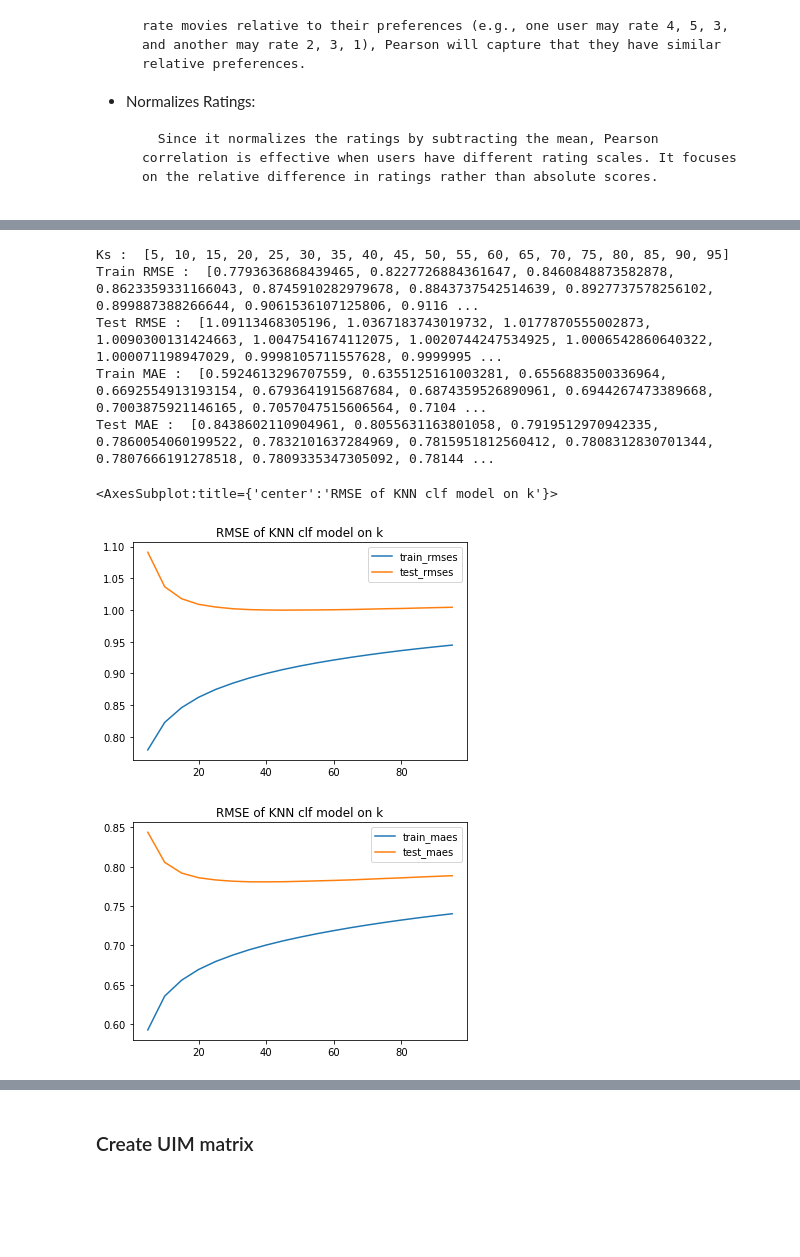
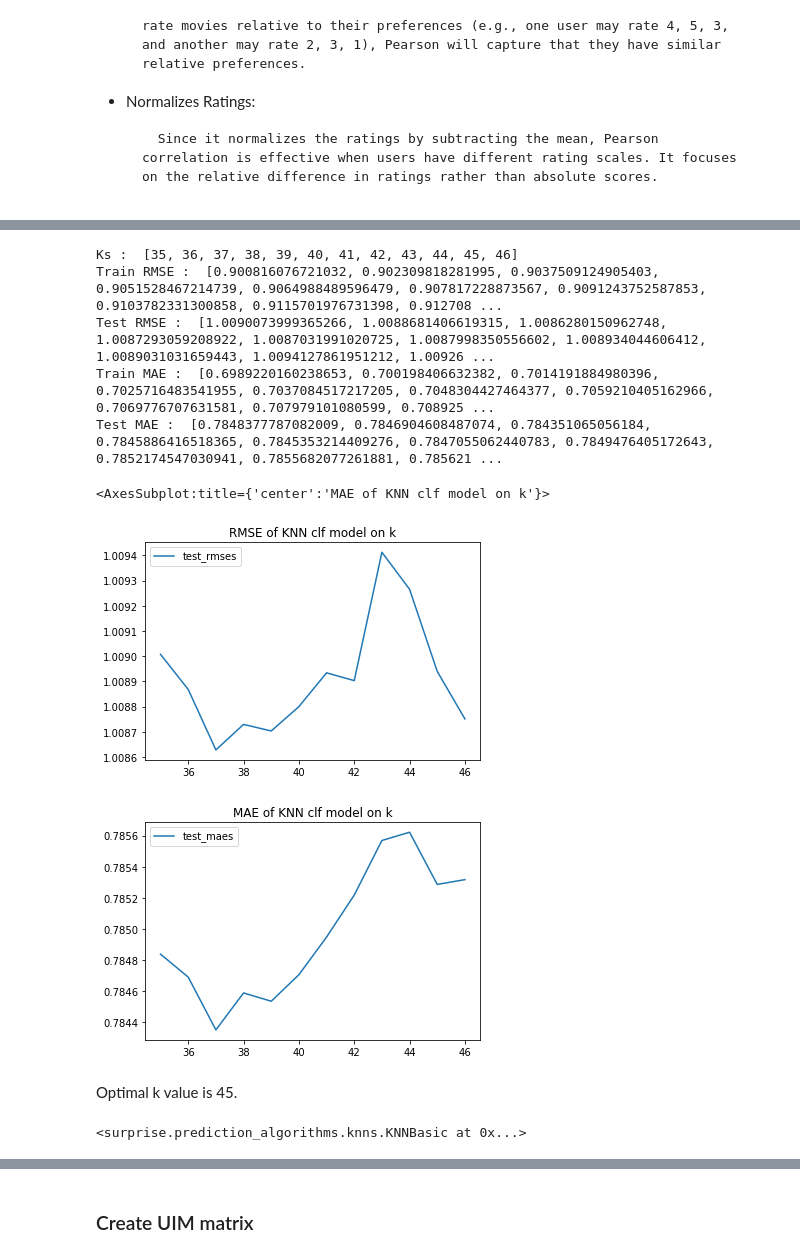
Before and after one commit to LazySiru/movieRecommendation, a Jupyter notebook: recommendationSystem/KNN.ipynb, the cells around one changed output, grey strips where cells are left out. Saved outputs shown, nothing was run; the diff lists cells and outputs as text; code cells hidden in the pictures; blank space fills up the shorter version.

```diff
--- a/recommendationSystem/KNN.ipynb
+++ b/recommendationSystem/KNN.ipynb
@@ -205,7 +205,7 @@ reader = Reader(rating_scale=(1, 5))
 data = Dataset.load_from_df(df, reader)
 
 # Split the dataset into training and test sets
-trainset, testset = train_test_split(data, test_size=0.2)
+trainset, testset = train_test_split(data, test_size=0.01)
 # %% [markdown]
 > Error metrics
 - MSE evaluates how closely the predicted ratings match the true ratings
@@ -246,6 +248,6 @@ Pearson correlation measures the linear correlation between two variables. It ev
 # %%
 train_rmses, train_maes, test_rmses, test_maes = [], [], [], []
-ks = list(range(40, 51, 1))
+ks = list(range(35, 47, 1))
 
 for k in ks:
 
@@ -285,6 +303,15 @@ Train RMSE :  [0.7793636868439465, 0.8227726884361647, 0.8460848873582878, 0.862
 Train MAE :  [0.5924613296707559, 0.6355125161003281, 0.6556883500336964, 0.6692554913193154, 0.6793641915687684, 0.6874359526890961, 0.6944267473389668, 0.7003875921146165, 0.7057047515606564, 0.7104279002187686, 0.7148025717397848, 0.7187393011897457, 0.7224877888803295, 0.7259258406479884, 0.7291500970635431, 0.7321855318284509, 0.7350213700772928, 0.7376852465079435, 0.7402055133519454]
 Test RMSE :  [1.09113468305196, 1.0367183743019732, 1.0177870555002873, 1.0090300131424663, 1.0047541674112075, 1.0020744247534925, 1.0006542860640322, 1.000071198947029, 0.9998105711557628, 0.9999995060457173, 1.000169318002006, 1.0004425712084575, 1.0008029875716187, 1.001388483876409, 1.0019836440310423, 1.0024414261504313, 1.0031280507987097, 1.003770584224303, 1.0043444603775868]
 Test MAE :  [0.8438602110904961, 0.8055631163801058, 0.7919512970942335, 0.7860054060199522, 0.7832101637284969, 0.7815951812560412, 0.7808312830701344, 0.7807666191278518, 0.7809335347305092, 0.7814481397265474, 0.7819929537691004, 0.7825829464338115, 0.783273563599371, 0.7841266071262301, 0.7850367587194621, 0.7858645706406273, 0.7868422125379873, 0.7877082593358835, 0.7885813017249352]
+
+Ks :  [40, 41, 42, 43, 44, 45, 46, 47, 48, 49, 50]
+Train RMSE :  [0.899887388266644, 0.9012299091802305, 0.9025175146292307, 0.9037707314426078, 0.9049871407590719, 0.9061536107125806, 0.9073037846390348, 0.9084673843570331, 0.9095453413592125, 0.9106136789224871, 0.9116928308439499]
+Test RMSE :  [1.000071198947029, 1.0000294269982832, 0.9999851293503367, 0.9998931428318999, 0.9998134504273414, 0.9998105711557628, 0.9998184303713664, 0.9998957603509276, 0.9999306274399361, 0.9999786358806374, 0.9999995060457173]
+Train MAE :  [0.7003875921146165, 0.7015355806266379, 0.702615748837752, 0.7036876872756077, 0.7047185665465391, 0.7057047515606564, 0.706689640317092, 0.707660873108066, 0.7085736405248557, 0.7095051024748853, 0.7104279002187686]
+Test MAE :  [0.7807666191278518, 0.7808375812588236, 0.7808904633155902, 0.7809065644817833, 0.7808865233889343, 0.7809335347305092, 0.7810128168648952, 0.7811842578271277, 0.7812429541984895, 0.7813235744465197, 0.7814481397265474]
+
+on 99% train data and 1% test data
+
 """
 
 # Print RMSE and MAE scores of train and test set
@@ -294,30 +321,58 @@ print("Test RMSE : ", test_rmses)
 print("Train MAE : ", train_maes)
 print("Test MAE : ", test_maes)
 # %% [output]
-Ks :  [5, 10, 15, 20, 25, 30, 35, 40, 45, 50, 55, 60, 65, 70, 75, 80, 85, 90, 95]
-Train RMSE :  [0.7793636868439465, 0.8227726884361647, 0.8460848873582878, 0.8623359331166043, 0.8745910282979678, 0.8843737542514639, 0.8927737578256102, 0.899887388266644, 0.9061536107125806, 0.9116 ...
-Test RMSE :  [1.09113468305196, 1.0367183743019732, 1.0177870555002873, 1.0090300131424663, 1.0047541674112075, 1.0020744247534925, 1.0006542860640322, 1.000071198947029, 0.9998105711557628, 0.9999995 ...
-Train MAE :  [0.5924613296707559, 0.6355125161003281, 0.6556883500336964, 0.6692554913193154, 0.6793641915687684, 0.6874359526890961, 0.6944267473389668, 0.7003875921146165, 0.7057047515606564, 0.7104 ...
-Test MAE :  [0.8438602110904961, 0.8055631163801058, 0.7919512970942335, 0.7860054060199522, 0.7832101637284969, 0.7815951812560412, 0.7808312830701344, 0.7807666191278518, 0.7809335347305092, 0.78144 ...
+Ks :  [35, 36, 37, 38, 39, 40, 41, 42, 43, 44, 45, 46]
+Train RMSE :  [0.900816076721032, 0.902309818281995, 0.9037509124905403, 0.9051528467214739, 0.9064988489596479, 0.907817228873567, 0.9091243752587853, 0.9103782331300858, 0.9115701976731398, 0.912708 ...
+Test RMSE :  [1.0090073999365266, 1.0088681406619315, 1.0086280150962748, 1.0087293059208922, 1.0087031991020725, 1.0087998350556602, 1.008934044606412, 1.0089031031659443, 1.0094127861951212, 1.00926 ...
+Train MAE :  [0.6989220160238653, 0.700198406632382, 0.7014191884980396, 0.7025716483541955, 0.7037084517217205, 0.7048304427464377, 0.7059210405162966, 0.7069776707631581, 0.707979101080599, 0.708925 ...
+Test MAE :  [0.7848377787082009, 0.7846904608487074, 0.784351065056184, 0.7845886416518365, 0.7845353214409276, 0.7847055062440783, 0.7849476405172643, 0.7852174547030941, 0.7855682077261881, 0.785621 ...
 # %%
 rmses = pd.DataFrame({
-    "train_rmses": train_rmses,
+    #"train_rmses": train_rmses,
     "test_rmses": test_rmses,
 }, index = ks
 )
 
 maes = pd.DataFrame({
-    "train_maes": train_maes,
+    #"train_maes": train_maes,
     "test_maes": test_maes,
 }, index = ks
 )
 
 rmses.plot(title= "RMSE of KNN clf model on k")
 maes.plot(title= "MAE of KNN clf model on k")
 # %% [output]
-<AxesSubplot:title={'center':'RMSE of KNN clf model on k'}>
+<AxesSubplot:title={'center':'MAE of KNN clf model on k'}>
-[figure, old version]
+[figure, new version]
-[figure, old version]
+[figure, new version]
+# %% [markdown]
+Optimal k value is 45.
+# %%
+optimal_k_value = 37
+
+# Define the KNNBasic algorithm parameters
+sim_options = {
+    'name': 'cosine',  # You can choose 'pearson', 'cosine', etc.
+    'user_based': False,  # Set to False to use item-based collaborative filtering
+}
+
+# Create the KNN model
+optimal_knn_model = KNNBasic(k=optimal_k_value, sim_options=sim_options, verbose = False)
+
+# Train the model on the training set
+knn_model.fit(trainset)
+
+# Get predictions & accuracy for the training set
+train_predictions = knn_model.test(trainset.build_testset())
+accuracy.rmse(train_predictions)
+accuracy.mae(train_predictions)
+
+# Get predictions & accuracy for the test set
+predictions = knn_model.test(testset)
+test_rmses.append(accuracy.rmse(predictions))
+test_maes.append(accuracy.mae(predictions))
+# %% [output]
+<surprise.prediction_algorithms.knns.KNNBasic at 0x...>
 # %%
 # Function to recommend movies for a given user
 def get_movie_recommendations(user_id, k=5):
```
Also changed, not shown: parts of 3 cells of this notebook.
